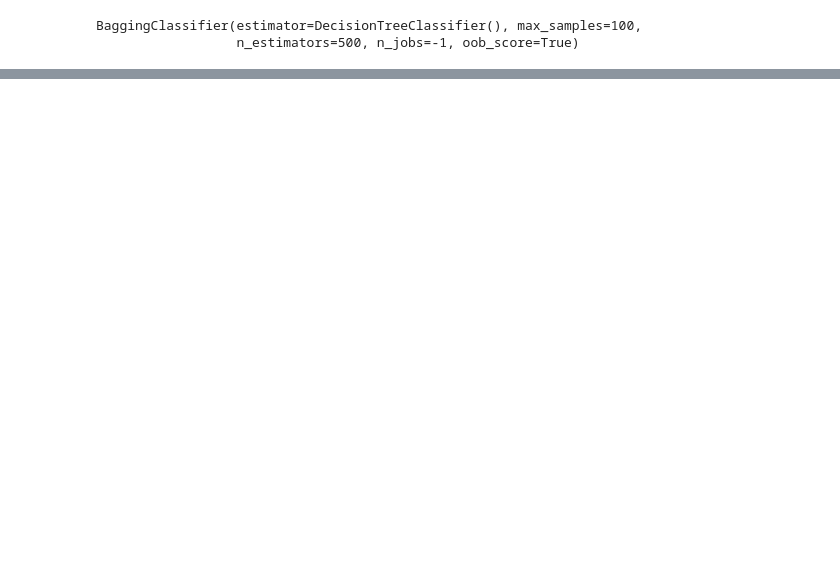
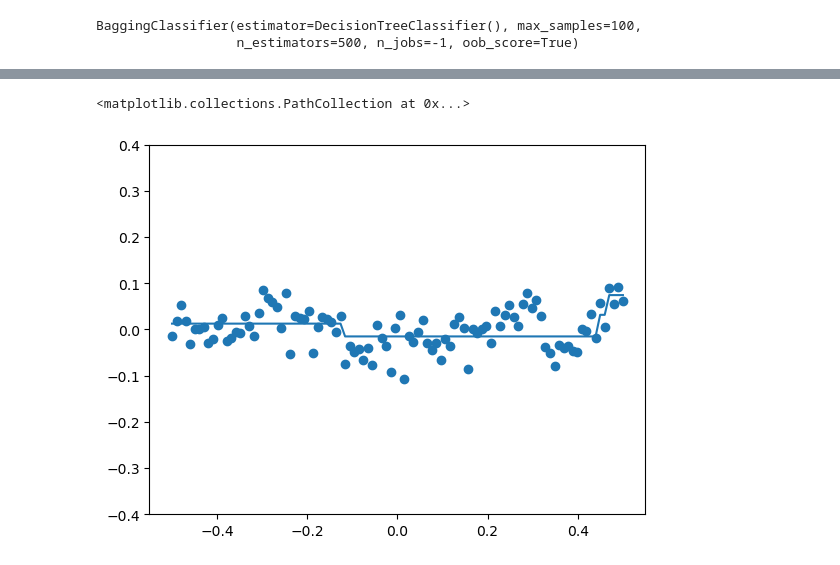
Before and after one commit to danigallart/DS_HandsOnML, a Jupyter notebook: src/EnsembleLearning/Ensemble_methods.ipynb, the cells around one changed output, grey strips where cells are left out. Saved outputs shown, nothing was run; the diff lists cells and outputs as text; code cells hidden in the pictures; blank space fills up the shorter version.

```diff
--- a/src/EnsembleLearning/Ensemble_methods.ipynb
+++ b/src/EnsembleLearning/Ensemble_methods.ipynb
@@ -69,0 +99,11 @@ accuracy_score: 0.9075 oob score: 0.907625
+# %%
+tree_reg2 = DecisionTreeRegressor(max_depth=2)
+y_hat = tree_reg.predict(X.reshape(-1,1))
+
+tree_reg2.fit(X.reshape(-1,1),y-y_hat)
+plt.ylim(-0.4,0.4)
+plt.plot(X,tree_reg2.predict(X.reshape(-1,1)))
+plt.scatter(X,y-y_hat)
+# %% [output]
+<matplotlib.collections.PathCollection at 0x...>
+[figure, added]
```
Also changed, not shown: parts of 18 cells of this notebook.
